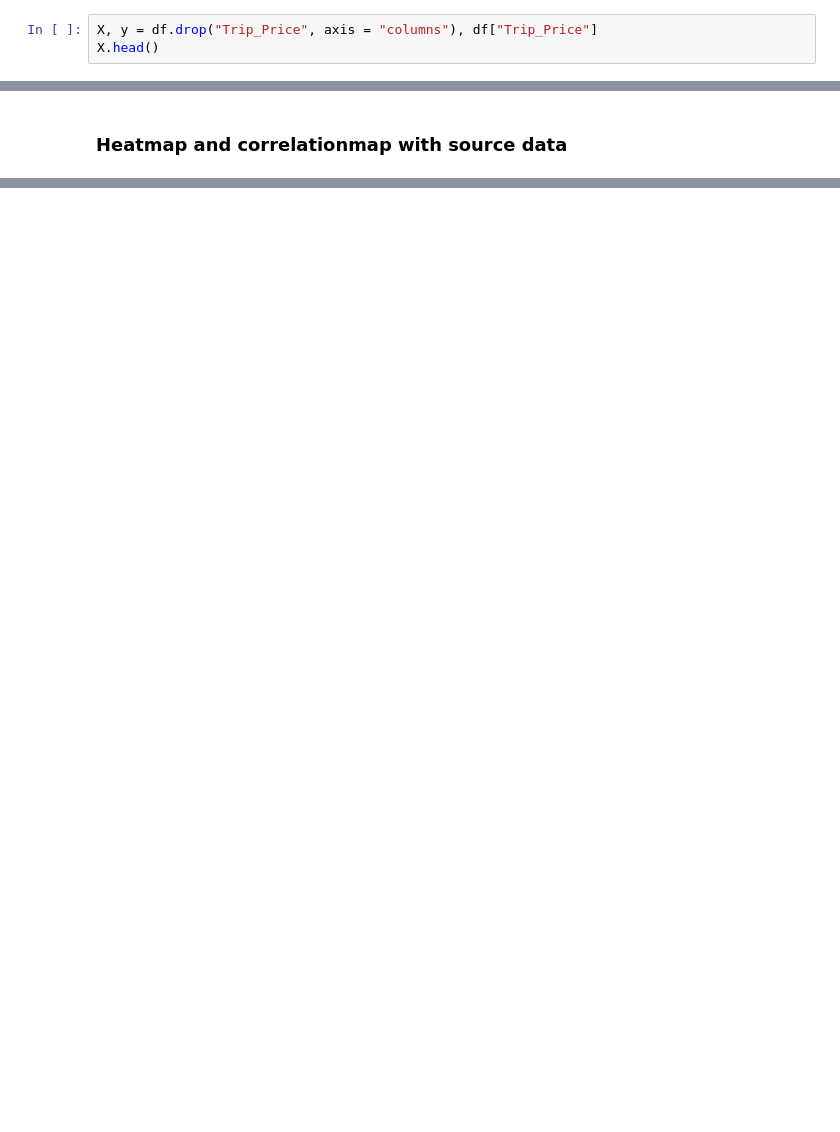
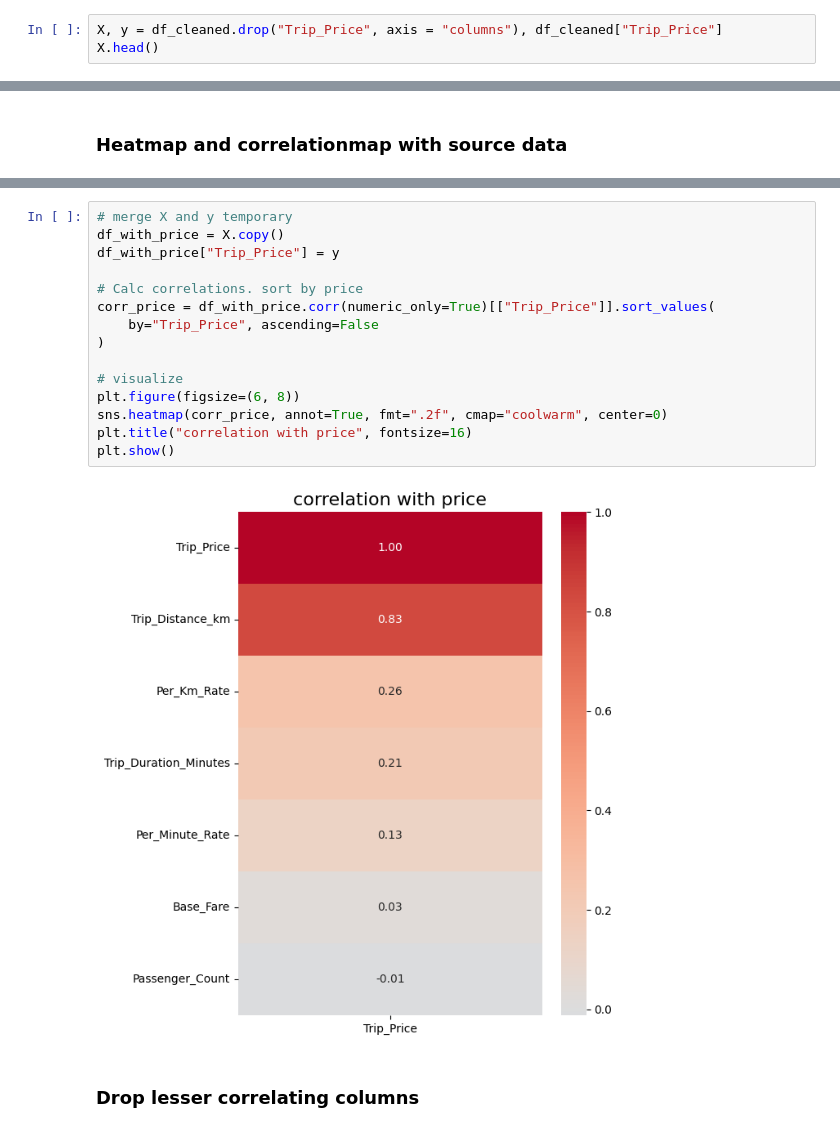
Before and after one commit to StefanLundberg77/taxi-prediction-fullstack-stefan-lundberg-opa24, a Jupyter notebook: explorations/eda.ipynb, the cells around one changed output, grey strips where cells are left out. Cells and saved outputs as stored; diff of their text form; blank space fills up the shorter version.

```diff
--- a/explorations/eda.ipynb
+++ b/explorations/eda.ipynb
@@ -135,7 +181,7 @@ plt.show()
 # %% [markdown]
 ### Splitting the data into target (trip_price) and features (columns)
 # %%
-X, y = df.drop("Trip_Price", axis = "columns"), df["Trip_Price"]
+X, y = df_cleaned.drop("Trip_Price", axis = "columns"), df_cleaned["Trip_Price"]
 X.head()
 # %% [output]
 |  | Trip_Distance_km | Time_of_Day | Day_of_Week | Passenger_Count | Traffic_Conditions | Weather | Base_Fare | ... |
@@ -156,3 +202,22 @@ sns.heatmap(df.corr(numeric_only=True), annot=True)
 # %% [output]
 <Axes: >
 [figure]
+# %%
+# merge X and y temporary
+df_with_price = X.copy()
+df_with_price["Trip_Price"] = y
+
+# Calc correlations. sort by price
+corr_price = df_with_price.corr(numeric_only=True)[["Trip_Price"]].sort_values(
+    by="Trip_Price", ascending=False
+)
+
+# visualize
+plt.figure(figsize=(6, 8))
+sns.heatmap(corr_price, annot=True, fmt=".2f", cmap="coolwarm", center=0)
+plt.title("correlation with price", fontsize=16)
+plt.show()
+# %% [output]
+[figure, added]
+# %% [markdown]
+### Drop lesser correlating columns
```
Also changed, not shown: parts of 10 cells of this notebook.
